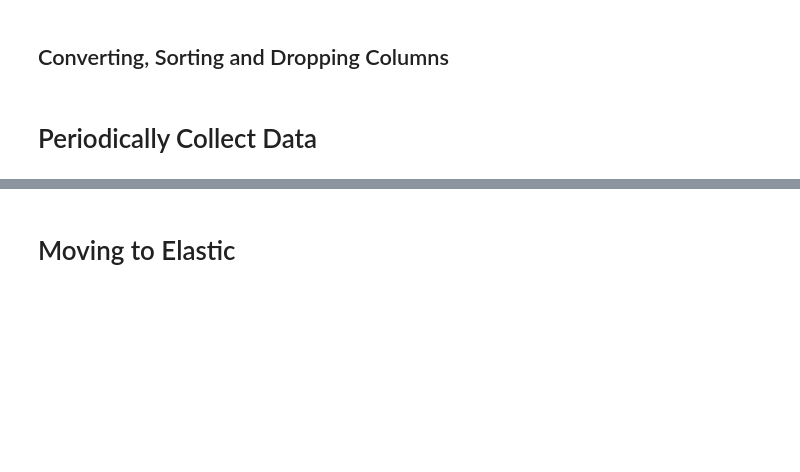
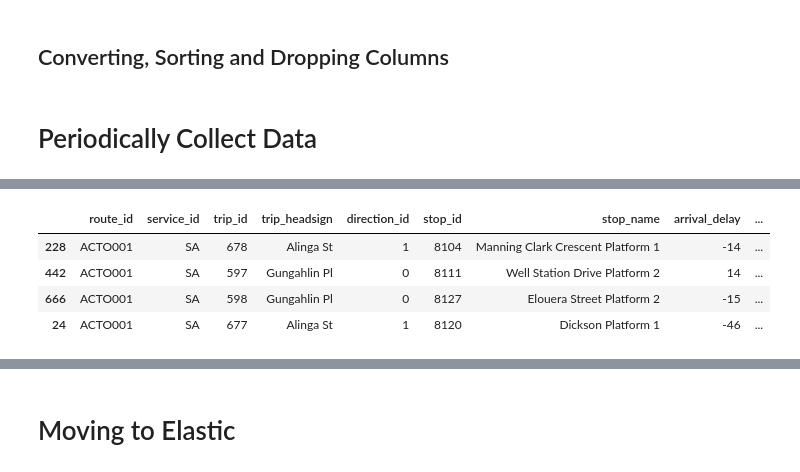
Before and after one commit to noelAngelo/TransportCanberra, a Jupyter notebook: Notebooks/TC Realtime to Elastic.ipynb, the cells around one changed output, grey strips where cells are left out. Cells and saved outputs as stored; diff of their text form; code cells hidden in the pictures; blank space fills up the shorter version.

```diff
--- a/Notebooks/TC Realtime to Elastic.ipynb
+++ b/Notebooks/TC Realtime to Elastic.ipynb
@@ -125,0 +108,14 @@ Index: []
+# %%
+dff = CSDM(getRealtimeFeed(), trips, stops)
+dff.insert(loc=15, column='timedelta', value=(dff['timestamp'] - dff['arrival_time']))
+trip_676 = dff[dff['trip_id'] == 676]
+dff = dff[dff['timedelta'].map(lambda x: (x.days == 0) & (x.seconds <= 30))].copy()
+dff.sort_values(by=['timedelta'], inplace=True)
+dff
+# dff[dff['timedelta'].map(lambda x: (x.days == 0))].iloc[:5]
+# %% [output]
+|  | route_id | service_id | trip_id | trip_headsign | direction_id | stop_id | stop_name | arrival_delay | ... |
+| 228 | ACTO001 | SA | 678 | Alinga St | 1 | 8104 | Manning Clark Crescent Platform 1 | -14 | ... |
+| 442 | ACTO001 | SA | 597 | Gungahlin Pl | 0 | 8111 | Well Station Drive Platform 2 | 14 | ... |
+| 666 | ACTO001 | SA | 598 | Gungahlin Pl | 0 | 8127 | Elouera Street Platform 2 | -15 | ... |
+| 24 | ACTO001 | SA | 677 | Alinga St | 1 | 8120 | Dickson Platform 1 | -46 | ... |
```
Also changed, not shown: parts of 6 cells of this notebook, 4 other files.
